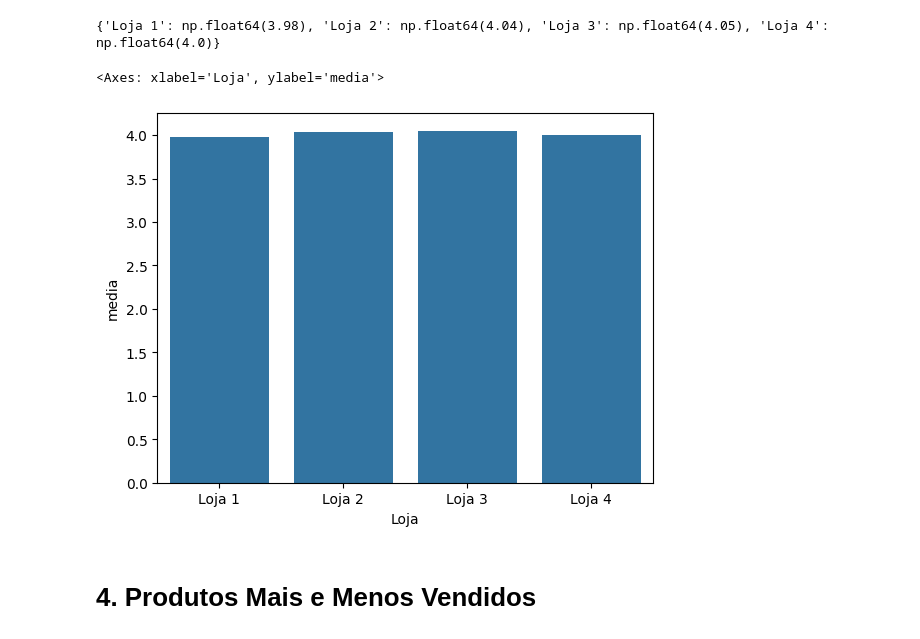
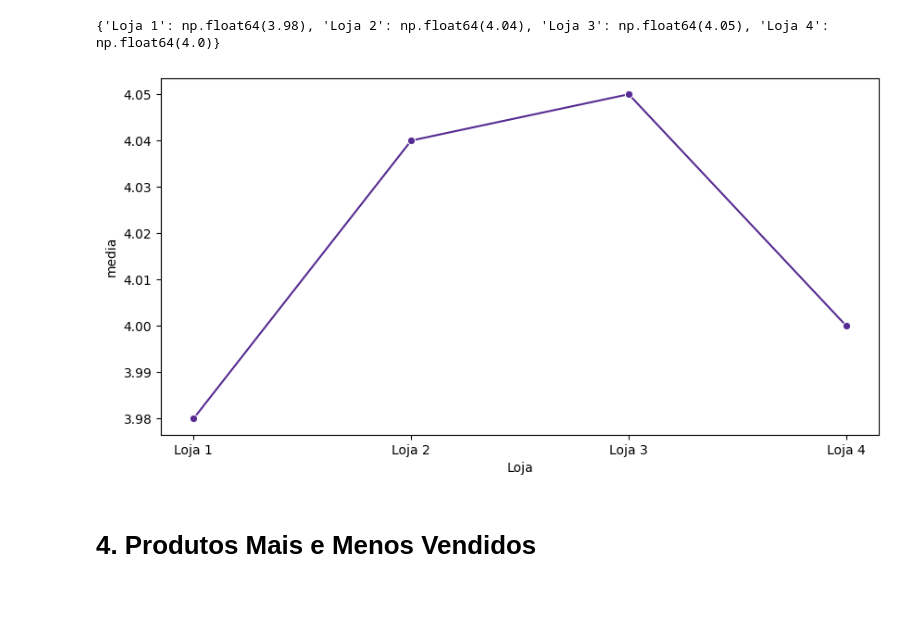
Before and after one commit to SScliff/Projeto_DataScience_alura, a Jupyter notebook: AluraStoreBr.ipynb, the cells around one changed output. Saved outputs shown, nothing was run; the diff lists cells and outputs as text; code cells hidden in the pictures; blank space fills up the shorter version.

```diff
--- a/AluraStoreBr.ipynb
+++ b/AluraStoreBr.ipynb
@@ -43,14 +72,12 @@ faturamento_lojas = {nome: df["Preço"].sum() for nome, df in lojas.items()}
 df_faturamento = pd.DataFrame.from_dict(faturamento_lojas, orient='index', columns=["Faturamento"])
 df_faturamento.index.name = "Loja"
 df_faturamento.reset_index(inplace=True)
-
 plt.figure(figsize=(9, 5))
-sns.set_style('whitegrid')
-
-ax = sns.barplot(y='Faturamento',x='Loja',hue='Loja', data=df_faturamento, palette='mako')
+sns.set_style = ('Whitegrid')
+ax = sns.barplot(y='Faturamento',x='Loja',hue='Loja', data=df_faturamento, palette='Purples',errorbar=('ci', 95))
 ax.yaxis.set_major_formatter(mtick.StrMethodFormatter('{x:,.0f}'))
-plt.title('Faturamento por loja')
-plt.xlabel('Lojas')
+plt.title('Faturamento por loja em R$')
+plt.xlabel('')
 plt.ylabel('Faturamento')
 plt.xticks(rotation = 45)
 plt.tight_layout(pad=1.0)
@@ -90,10 +169,16 @@ print(media_avaliacoes)
 # %%
 df_media = pd.DataFrame.from_dict(media_avaliacoes, orient='index', columns=['media'])
 df_media = df_media.reset_index().rename(columns={'index': 'Loja'})
-sns.barplot(data=df_media, x='Loja', y='media')
+
+plt.figure(figsize=(10, 5))
+sns.set_style = 'whitegrid'
+
+sns.lineplot(x='Loja', y='media', data=df_media, color=sns.color_palette("Purples")[5], marker='o',)
+
+
+plt.show()
 # %% [output]
-<Axes: xlabel='Loja', ylabel='media'>
-[figure, old version]
+[figure, new version]
 # %% [markdown]
 # 4. Produtos Mais e Menos Vendidos
 # %%
```
Also changed, not shown: parts of 17 cells of this notebook.
